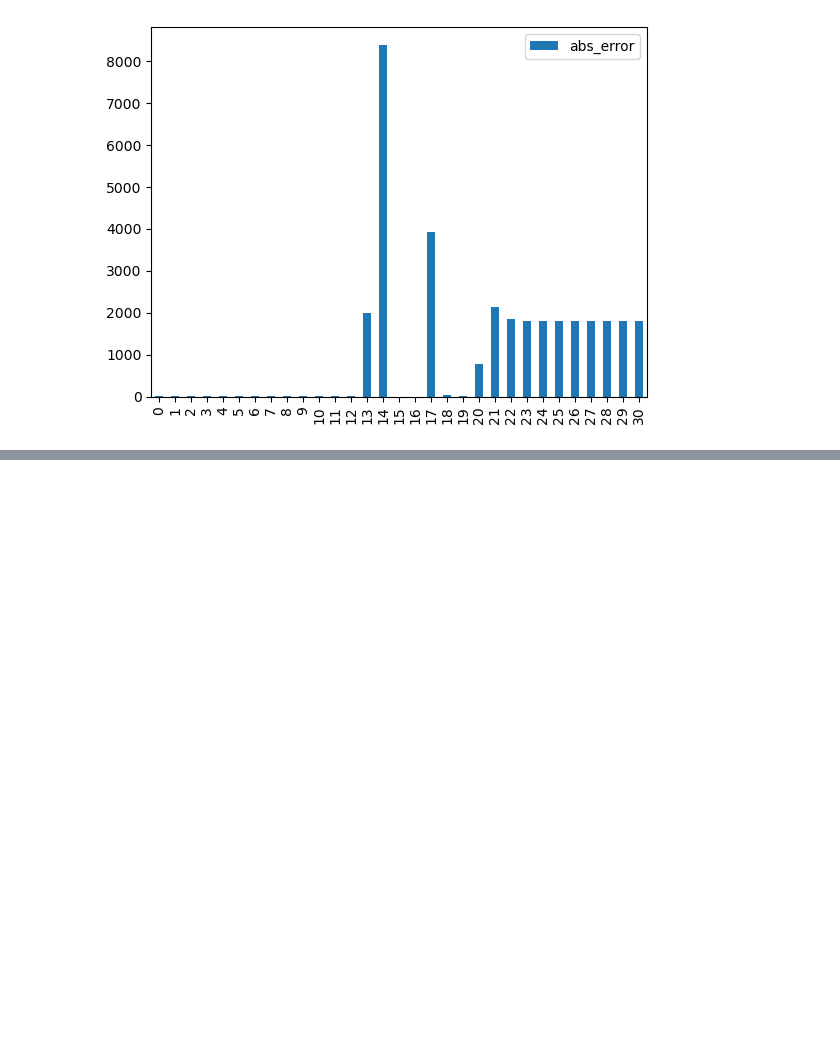
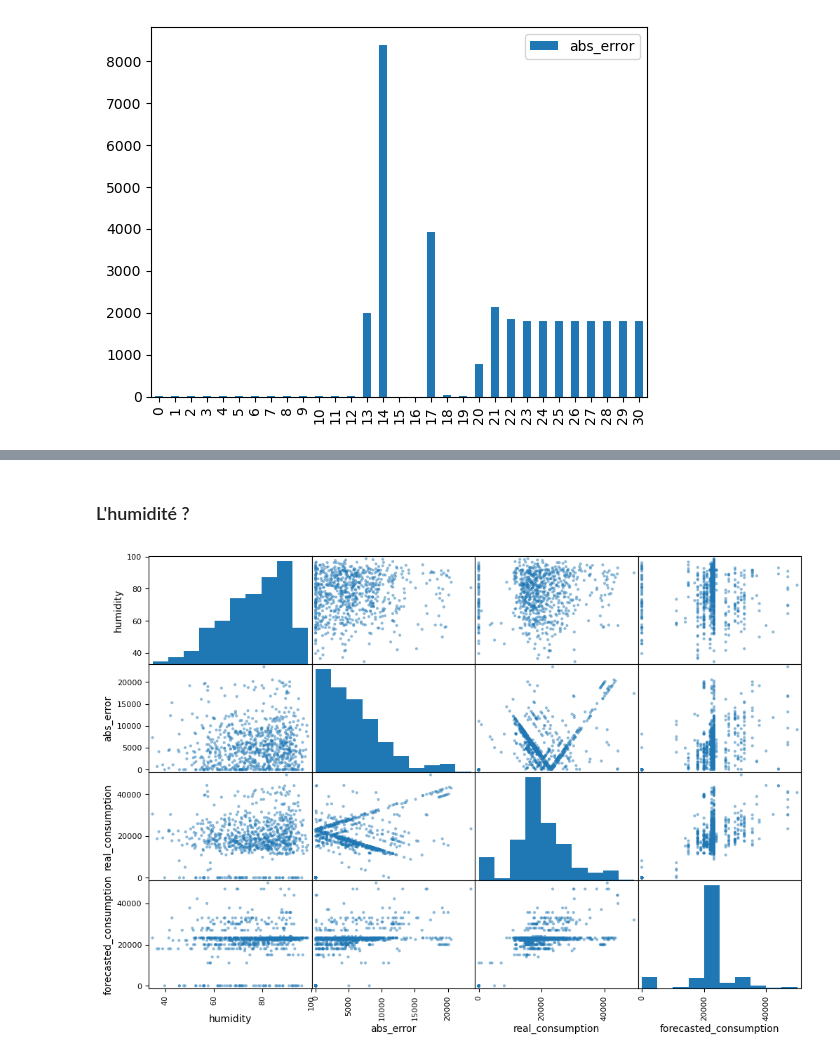
Before and after one commit to Damidoum/predictionClient, a Jupyter notebook: Notebooks/manipData.ipynb, the cells around one changed output, grey strips where cells are left out. Saved outputs shown, nothing was run; the diff lists cells and outputs as text; code cells hidden in the pictures; blank space fills up the shorter version.

```diff
--- a/Notebooks/manipData.ipynb
+++ b/Notebooks/manipData.ipynb
@@ -226,0 +327,7 @@ for i in range(n):
+# %% [markdown]
+### L'humidité ?
+# %%
+attributes = ["humidity", "abs_error", "real_consumption", "forecasted_consumption"]
+pd.plotting.scatter_matrix(A[attributes], figsize = (12, 8));
+# %% [output]
+[figure, added]
```
Also changed, not shown: parts of 92 cells of this notebook, 5 other files.
